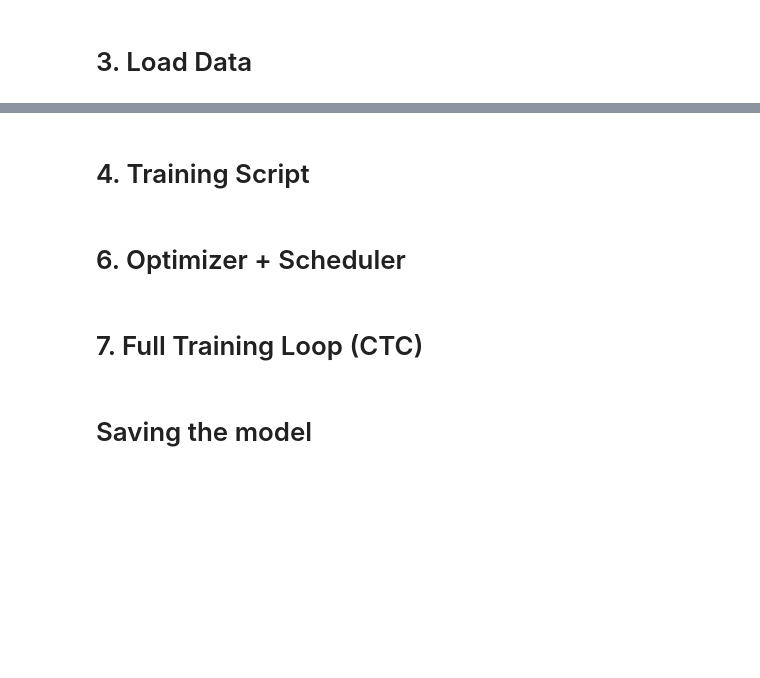
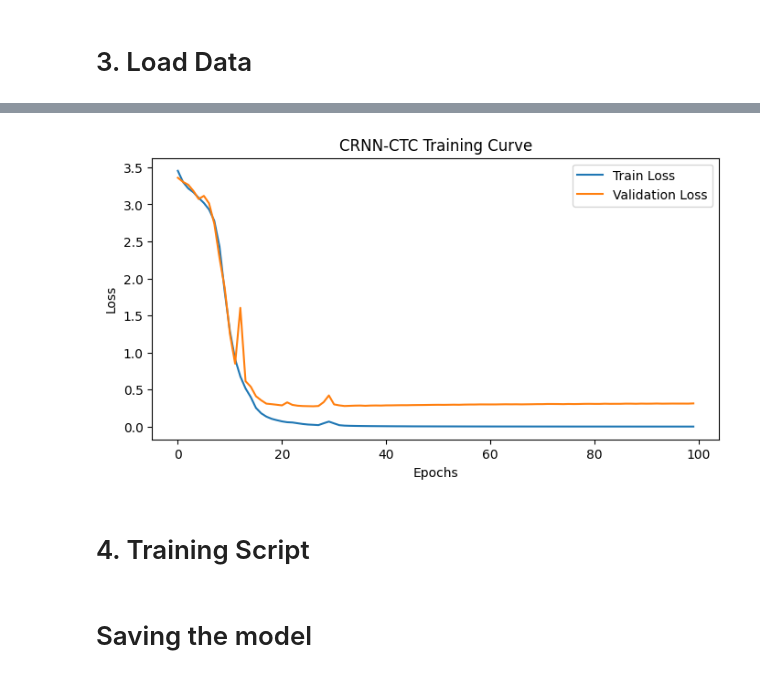
Before and after one commit to st126522-rgb/devangari-ocr, a Jupyter notebook: analysis.ipynb, the cells around one changed output, grey strips where cells are left out. Cells and saved outputs as stored; diff of their text form; code cells hidden in the pictures; blank space fills up the shorter version.

```diff
--- a/analysis.ipynb
+++ b/analysis.ipynb
@@ -544,17 +676,13 @@ def ocr_collate(batch):
 # %% [markdown]
 # 3. Load Data
 # %%
-dataset = OCRDataset(
-    root=cfg["output_dir"],
-    charset_path=cfg["charset_path"],
-    img_h=cfg["img_height"],
-    img_w=cfg["img_width"]
-)
+all_images = [f for f in os.listdir(root_dir) if f.endswith(".png")]
+all_samples = [f for f in all_images if os.path.exists(os.path.join(root_dir, f[:-4] + ".txt"))]
 
-train_loader = DataLoader(
-    dataset,
-    batch_size=cfg["batch_size"],
-    shuffle=True,
-    collate_fn=ocr_collate,
-    num_workers=2
-)
+train_files, val_files = train_test_split(all_samples, test_size=0.1, random_state=42)
+
+train_dataset = OCRDataset(train_files, root_dir, "charset.txt", cfg["img_height"], cfg["img_width"], debug=False)
+val_dataset = OCRDataset(val_files, root_dir, "charset.txt", cfg["img_height"], cfg["img_width"], debug=False)
+
+train_loader = DataLoader(train_dataset, batch_size=cfg["batch_size"], shuffle=True, collate_fn=ocr_collate, num_workers=2)
+val_loader = DataLoader(val_dataset, batch_size=cfg["batch_size"], shuffle=False, collate_fn=ocr_collate, num_workers=2)
@@ -560,0 +706,11 @@ train_loader = DataLoader(
+# %%
+import torch
+
+# Choose GPU index here
+gpu_id = 1  # Change this to 0, 1, 2, or 3 depending on which GPU you want
+
+device = torch.device(f"cuda:{gpu_id}" if torch.cuda.is_available() else "cpu")
+print(f"Using device: {device} ({torch.cuda.get_device_name(gpu_id)})")
+
+# Example: move model to selected GPU
+model = model.to(device)
@@ -561,2 +799,15 @@ train_loader = DataLoader(
+# %%
+plt.figure(figsize=(8,4))
+plt.plot(train_loss_history, label="Train Loss")
+plt.plot(val_loss_history, label="Validation Loss")
+plt.xlabel("Epochs")
+plt.ylabel("Loss")
+plt.title("CRNN-CTC Training Curve")
+plt.legend()
+plt.savefig("training_loss_curve_resnet.png")
+
+plt.show()
+# %% [output]
+[figure, added]
 # %% [markdown]
 # 4. Training Script
@@ -570,2 +813,0 @@ model = OCRModel(
-# %% [markdown]
-# 6. Optimizer + Scheduler
@@ -584,2 +813,0 @@ scheduler = torch.optim.lr_scheduler.StepLR(
-# %% [markdown]
-# 7. Full Training Loop (CTC)
```
Also changed, not shown: parts of 29 cells of this notebook, 21 other files.
